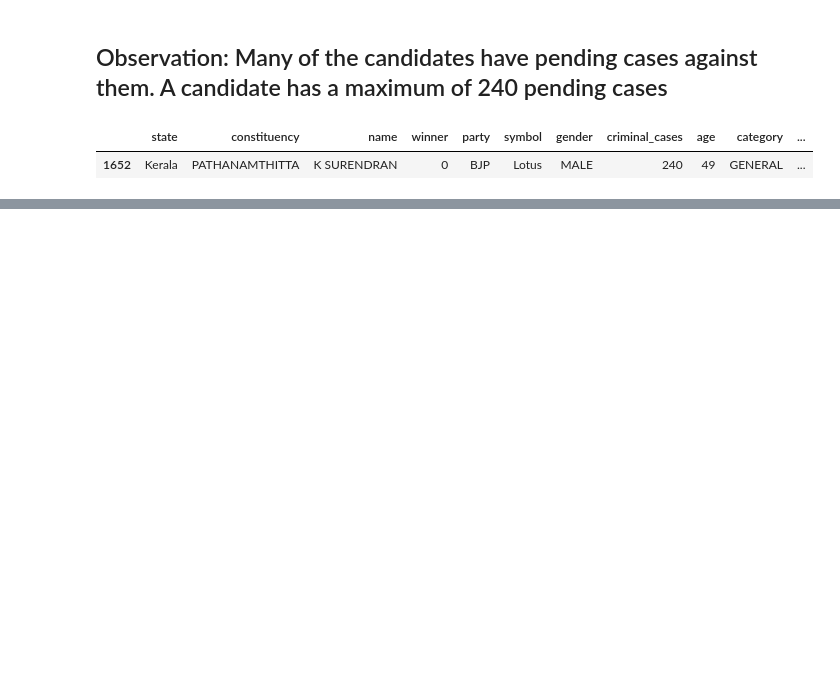
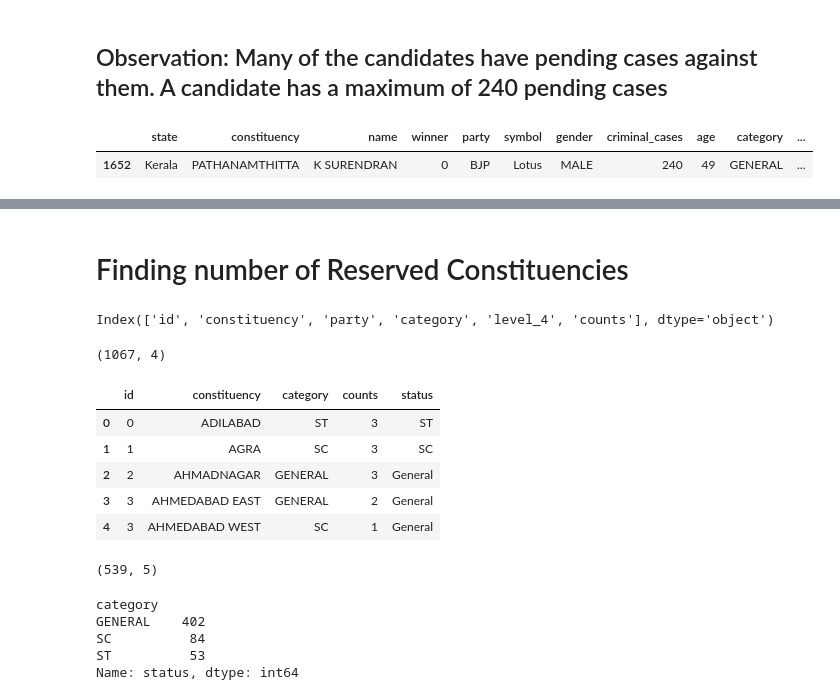
Before and after one commit to sanjyay/2019-Indian-General-Elections-Analysis, a Jupyter notebook: 2019 Indian General Elections Analysis.ipynb, the cells around one changed output, grey strips where cells are left out. Saved outputs shown, nothing was run; the diff lists cells and outputs as text; code cells hidden in the pictures; blank space fills up the shorter version.

Commit message:
Kaggle Notebook | 2019 Indian General Elections Analysis  | Version 9

```diff
--- a/2019 Indian General Elections Analysis.ipynb
+++ b/2019 Indian General Elections Analysis.ipynb
@@ -376,0 +424,2 @@ fig.show()
+# %% [markdown]
+# Finding number of Reserved Constituencies
@@ -376,0 +430,9 @@ fig.show()
+# %%
+df1=df1.drop(['index'],axis=1)
+# %%
+a=df1.groupby(['id','constituency','party','category']).apply(lambda x:x['total_votes']).reset_index(name='counts')
+b=a.groupby(['id','constituency','category'])['category'].count().reset_index(name='counts')
+# %%
+a.columns
+# %% [output]
+Index(['id', 'constituency', 'party', 'category', 'level_4', 'counts'], dtype='object')
@@ -376,0 +441,24 @@ fig.show()
+# %%
+b.shape
+# %% [output]
+(1067, 4)
+# %%
+y=[]
+for i,j in zip(b['counts'],b['category']):
+    if i==3 and j=='ST':
+        y.append(j)
+    elif i==3 and j=='SC':
+        y.append(j)
+    else:
+        y.append('General')
+# %%
+b=b.assign(status=y)
+# %%
+b.head()
+# %% [output]
+|  | id | constituency | category | counts | status |
+| 0 | 0 | ADILABAD | ST | 3 | ST |
+| 1 | 1 | AGRA | SC | 3 | SC |
+| 2 | 2 | AHMADNAGAR | GENERAL | 3 | General |
+| 3 | 3 | AHMEDABAD EAST | GENERAL | 2 | General |
+| 4 | 3 | AHMEDABAD WEST | SC | 1 | General |
@@ -376,0 +467,12 @@ fig.show()
+# %%
+b.shape
+# %% [output]
+(539, 5)
+# %%
+b.groupby('category')['status'].count()
+# %% [output]
+category
+GENERAL    402
+SC          84
+ST          53
+Name: status, dtype: int64
```
Also changed, not shown: parts of 8 cells of this notebook.
